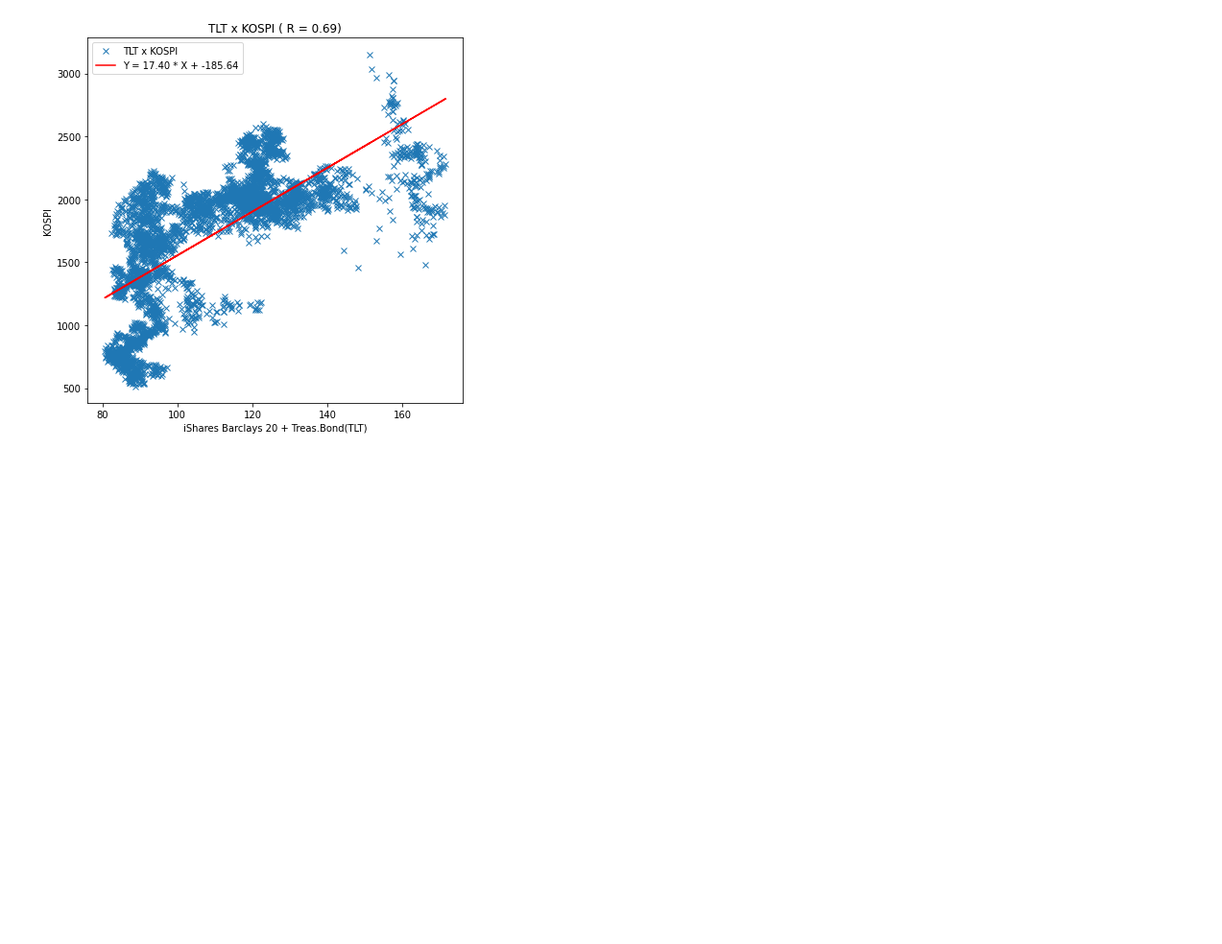
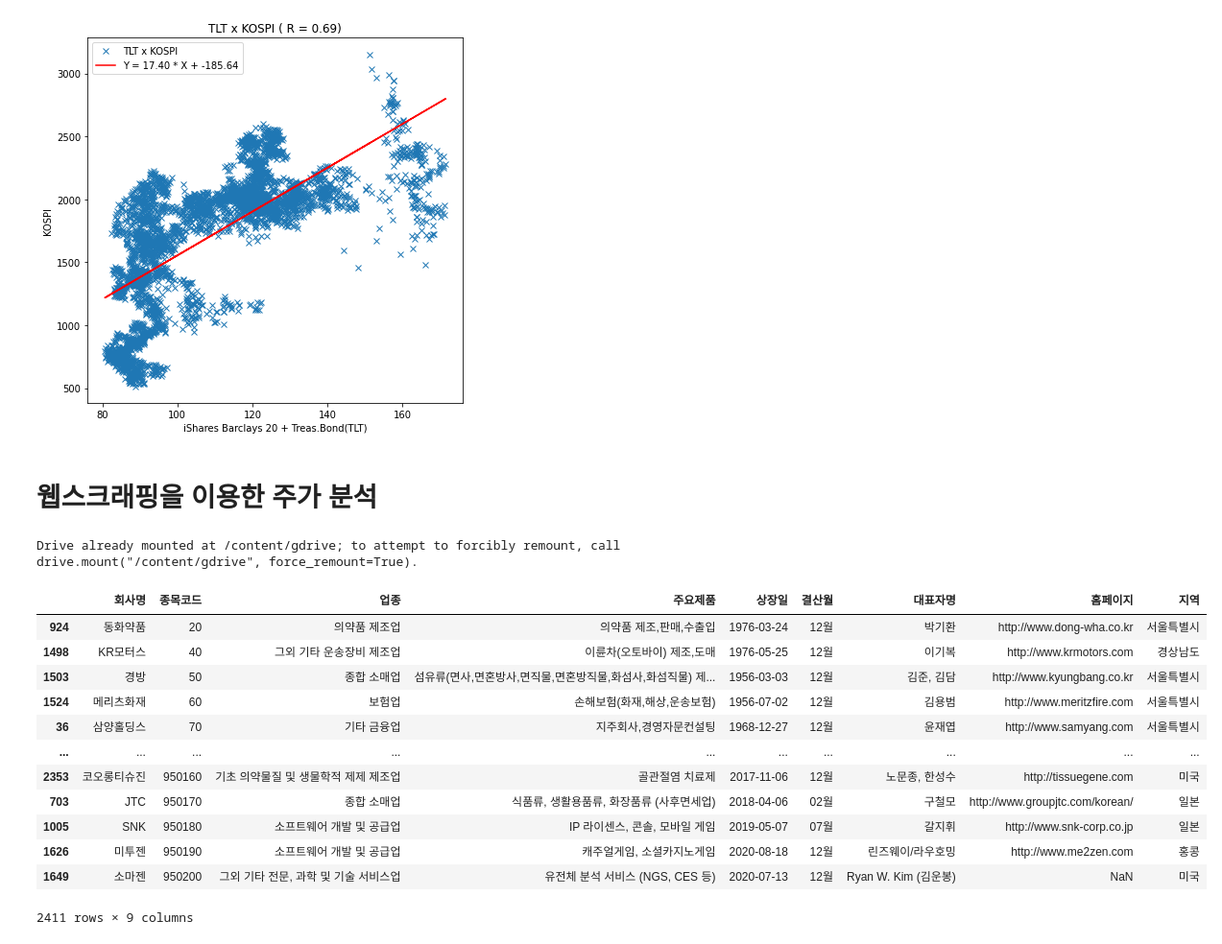
Before and after one commit to Dltmd202/StockAnalytics, a Jupyter notebook: StockAnalytics.ipynb, the cells around one changed output. Shown: that part at 96% size. Saved outputs shown, nothing was run; the diff lists cells and outputs as text; code cells hidden in the pictures; blank space fills up the shorter version.

Commit message:
Stock

```diff
--- a/StockAnalytics.ipynb
+++ b/StockAnalytics.ipynb
@@ -331,3 +341,33 @@ plt.title(f"TLT x KOSPI ( R = {regr.rvalue:.2f})")
 plt.show()
 # %% [output]
 [figure]
+# %% [markdown]
+# 웹스크래핑을 이용한 주가 분석
+# %%
+from google.colab import drive
+import pandas as pd
+drive.mount('/content/gdrive')
+link = "/content/gdrive/My Drive/Stock/상장법인목록.xls"
+
+krx_list = pd.read_html(link)[0]
+# %% [output]
+Drive already mounted at /content/gdrive; to attempt to forcibly remount, call drive.mount("/content/gdrive", force_remount=True).
+# %%
+link ="https://kind.krx.co.kr/corpgeneral/corpList.do?method=download&searchType=13"
+df =pd.read_html(link)[0]
+df = df.sort_values(by='종목코드')
+df
+# %% [output]
+|  | 회사명 | 종목코드 | 업종 | 주요제품 | 상장일 | 결산월 | 대표자명 | 홈페이지 | 지역 |
+| 924 | 동화약품 | 20 | 의약품 제조업 | 의약품 제조,판매,수출입 | 1976-03-24 | 12월 | 박기환 | http://www.dong-wha.co.kr | 서울특별시 |
+| 1498 | KR모터스 | 40 | 그외 기타 운송장비 제조업 | 이륜차(오토바이) 제조,도매 | 1976-05-25 | 12월 | 이기복 | http://www.krmotors.com | 경상남도 |
+| 1503 | 경방 | 50 | 종합 소매업 | 섬유류(면사,면혼방사,면직물,면혼방직물,화섬사,화섬직물) 제... | 1956-03-03 | 12월 | 김준, 김담 | http://www.kyungbang.co.kr | 서울특별시 |
+| 1524 | 메리츠화재 | 60 | 보험업 | 손해보험(화재,해상,운송보험) | 1956-07-02 | 12월 | 김용범 | http://www.meritzfire.com | 서울특별시 |
+| 36 | 삼양홀딩스 | 70 | 기타 금융업 | 지주회사,경영자문컨설팅 | 1968-12-27 | 12월 | 윤재엽 | http://www.samyang.com | 서울특별시 |
+| ... | ... | ... | ... | ... | ... | ... | ... | ... | ... |
+| 2353 | 코오롱티슈진 | 950160 | 기초 의약물질 및 생물학적 제제 제조업 | 골관절염 치료제 | 2017-11-06 | 12월 | 노문종, 한성수 | http://tissuegene.com | 미국 |
+| 703 | JTC | 950170 | 종합 소매업 | 식품류, 생활용품류, 화장품류 (사후면세업) | 2018-04-06 | 02월 | 구철모 | http://www.groupjtc.com/korean/ | 일본 |
+| 1005 | SNK | 950180 | 소프트웨어 개발 및 공급업 | IP 라이센스, 콘솔, 모바일 게임 | 2019-05-07 | 07월 | 갈지휘 | http://www.snk-corp.co.jp | 일본 |
+| 1626 | 미투젠 | 950190 | 소프트웨어 개발 및 공급업 | 캐주얼게임, 소셜카지노게임 | 2020-08-18 | 12월 | 린즈웨이/라우호밍 | http://www.me2zen.com | 홍콩 |
+| 1649 | 소마젠 | 950200 | 그외 기타 전문, 과학 및 기술 서비스업 | 유전체 분석 서비스 (NGS, CES 등) | 2020-07-13 | 12월 | Ryan W. Kim (김운봉) | NaN | 미국 |
+2411 rows × 9 columns
```
Also changed, not shown: parts of 3 cells of this notebook.
